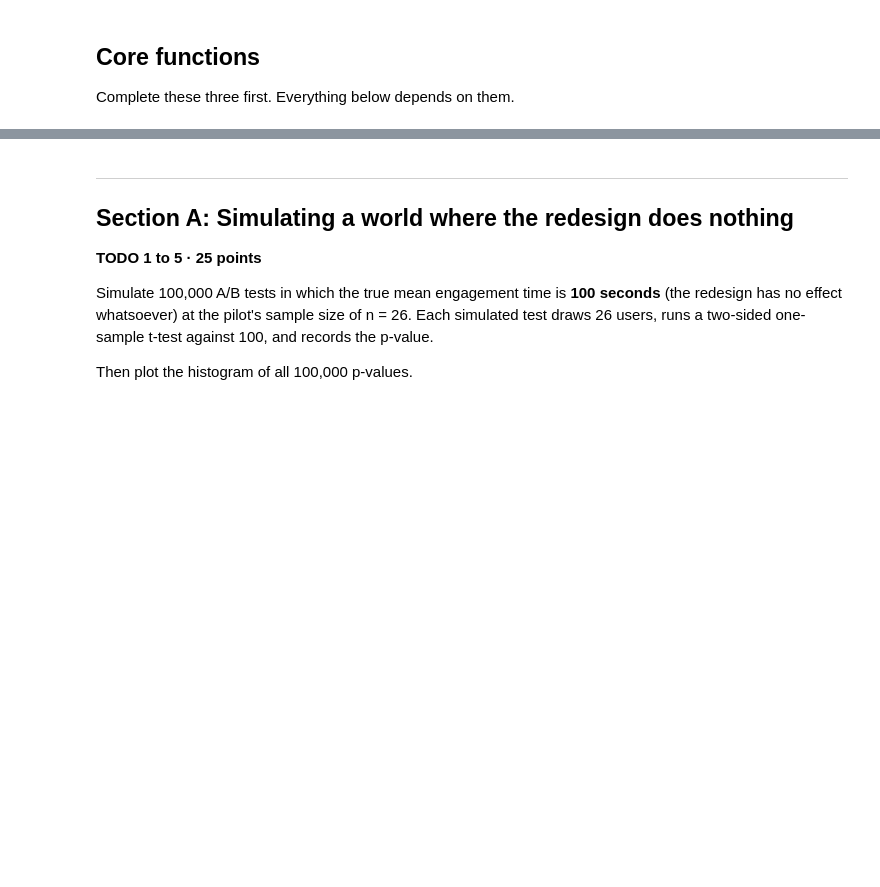
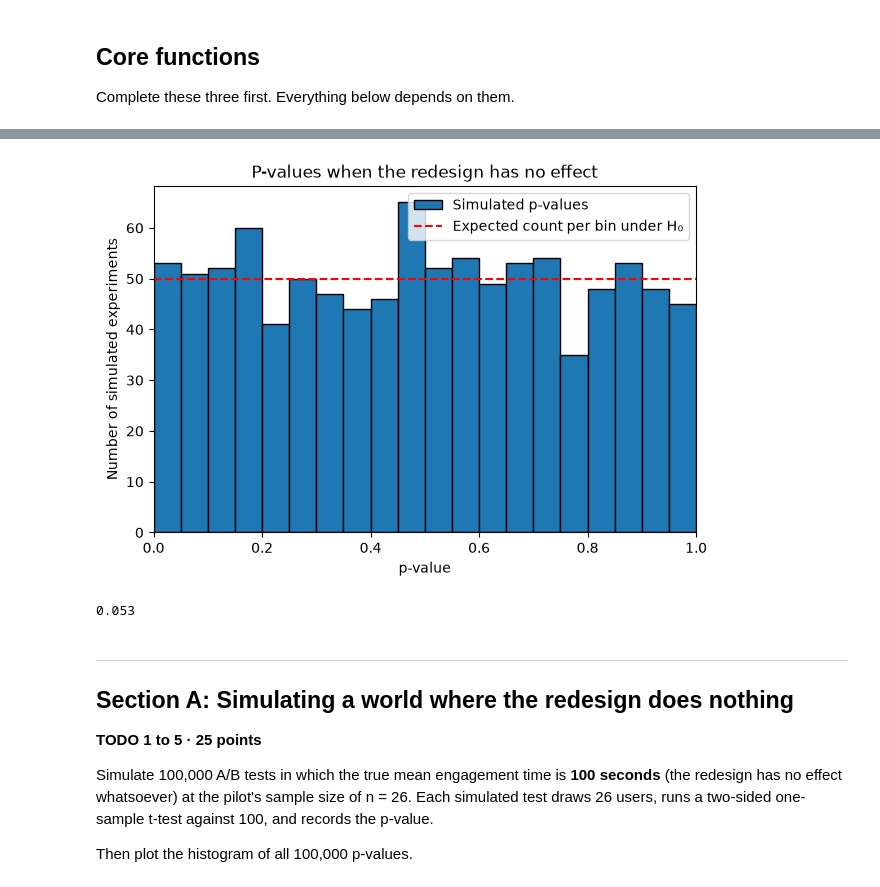
Before and after one commit to Hvemuri2/A-B-testing, a Jupyter notebook: HW2_a_b_testing.ipynb, the cells around one changed output, grey strips where cells are left out. Cells and saved outputs as stored; diff of their text form; code cells hidden in the pictures; blank space fills up the shorter version.

```diff
--- a/HW2_a_b_testing.ipynb
+++ b/HW2_a_b_testing.ipynb
@@ -173,3 +173,8 @@ def simulate_p_values(n, true_mean, seed, n_sims=N_SIMS, sd=SD, mu_0=MU_0):
         p_values[i] = stats.ttest_1samp(sample, popmean=mu_0, alternative="two-sided").pvalue
 
     return p_values
+# %%
+check = simulate_p_values(n=N_PILOT, true_mean=MU_0, seed=SEED_A)
+
+print(check)
+print(check.shape)
@@ -183,16 +206,45 @@ def plot_p_distribution(ax, p_values, title, bars=20, n_sims=N_SIMS):
     """
     # TODO 2a: draw the histogram of `p_values` using `bars` equal-width bins
     # spanning 0 to 1.
-    ...
+    ax.hist(
+        p_values,
+        bins=bars,
+        range=(0, 1),
+        edgecolor="black",
+        label="Simulated p-values"
+    )
 
     # TODO 2b: add a horizontal reference line at the height every bar would
     # have if H0 were true. Work out that height yourself from `n_sims` and
     # `bars`; do not hard-code a number.
-    ...
+    ax.axhline(
+        y=n_sims / bars,
+        color="red",
+        linestyle="--",
+        label="Expected count per bin under H₀"
+    )
 
     # TODO 2c: label the x-axis, label the y-axis, set the title, set the
     # x-limits to (0, 1), and add a legend.
-    ...
+    ax.set_xlabel("p-value")
+    ax.set_ylabel("Number of simulated experiments")
+    ax.set_title(title)
+    ax.set_xlim(0, 1)
+    ax.legend()
+# %%
+fig, ax = plt.subplots(figsize=(7, 4.5))
+
+plot_p_distribution(
+    ax=ax,
+    p_values=check,
+    title="P-values when the redesign has no effect",
+    bars=20,
+    n_sims=len(check)
+)
+
+plt.show()
+# %% [output]
+[figure, added]
 # %%
 def rejection_rate(p_values, alpha=ALPHA):
     """Return the proportion of p-values below `alpha`."""
@@ -201,3 +253,7 @@ def rejection_rate(p_values, alpha=ALPHA):
+# %%
+print(rejection_rate(check))
+# %% [output]
+0.053
 # %% [markdown]
 ---
 ## Section A: Simulating a world where the redesign does nothing
```
Also changed, not shown: parts of 2 cells of this notebook.
